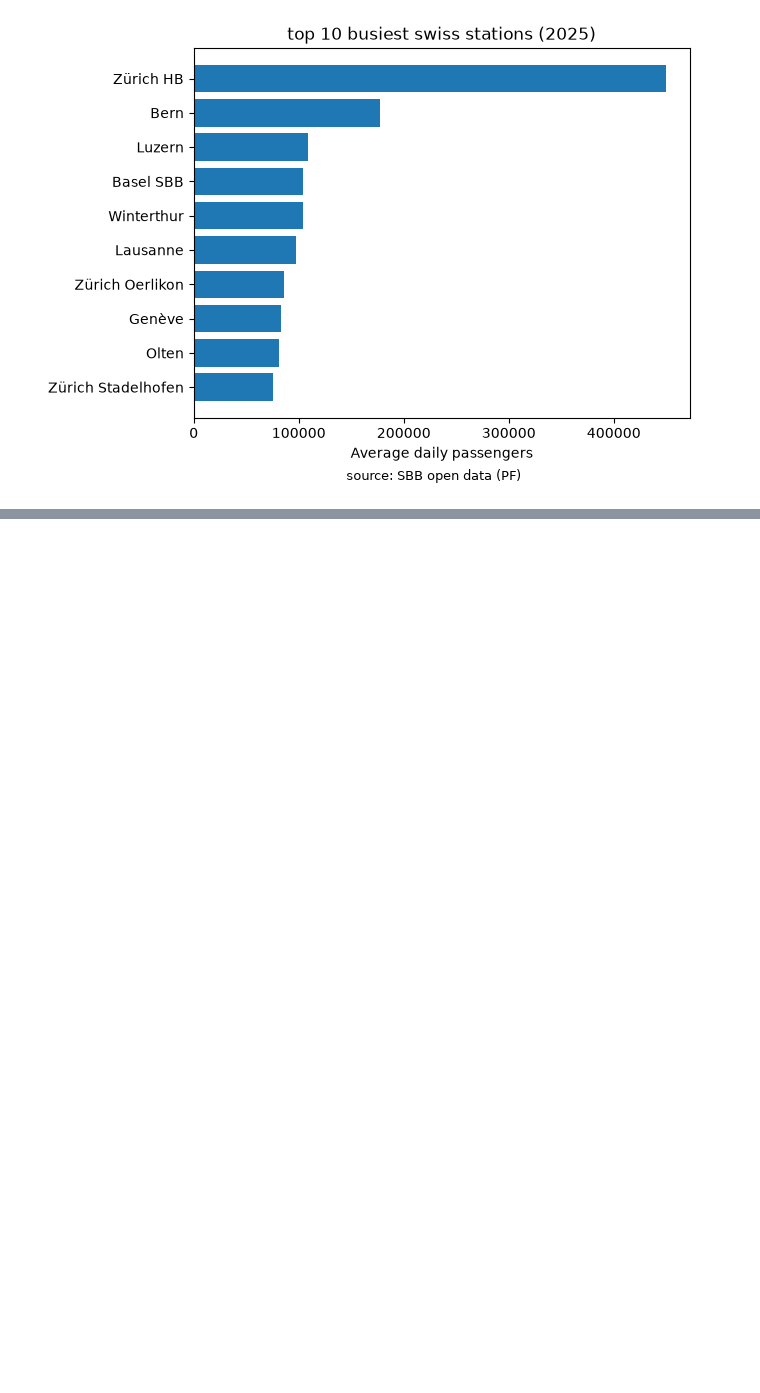
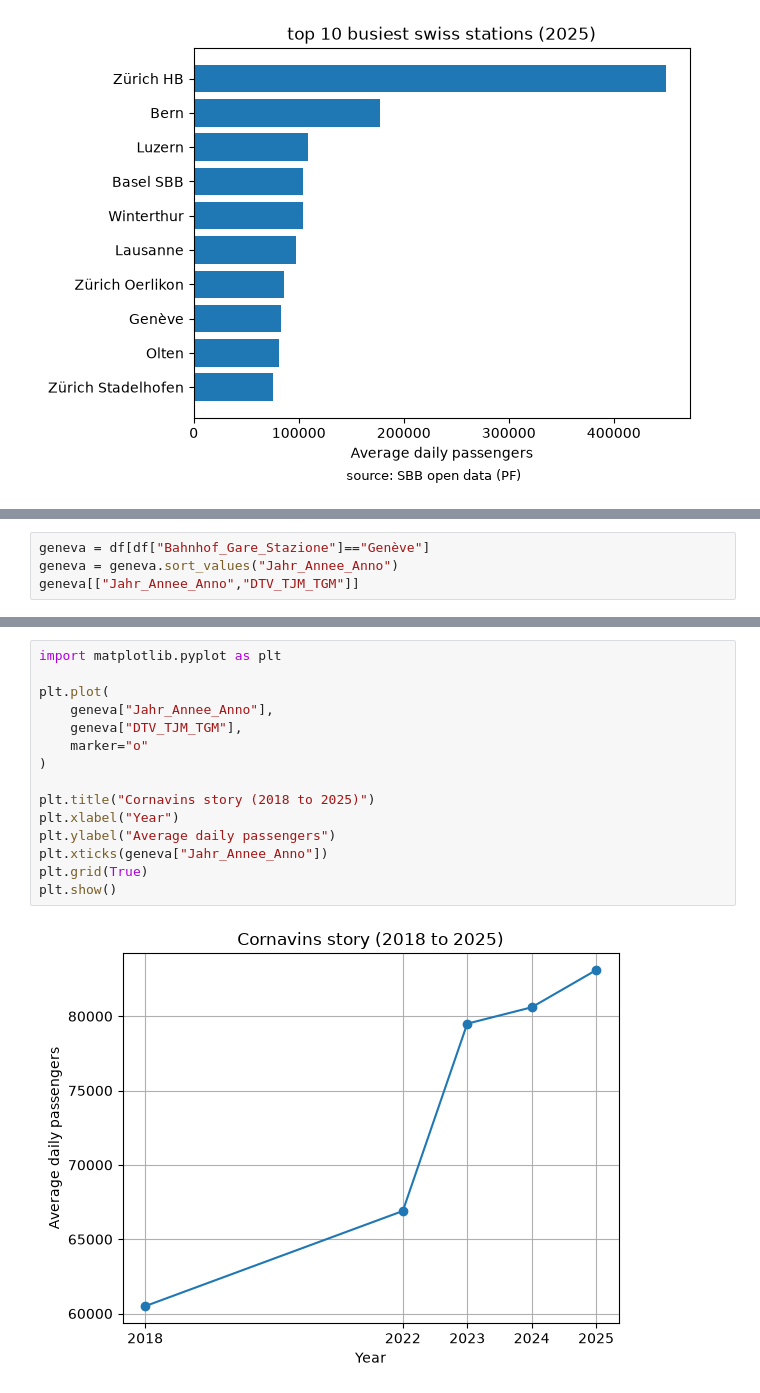
Before and after one commit to fatimaalame/seminaire-de-programmation, a Jupyter notebook: CW2_Ticket2Ride/ticket2ride.ipynb, the cells around one changed output, grey strips where cells are left out. Cells and saved outputs as stored; diff of their text form; blank space fills up the shorter version.

```diff
--- a/CW2_Ticket2Ride/ticket2ride.ipynb
+++ b/CW2_Ticket2Ride/ticket2ride.ipynb
@@ -134,0 +137,4 @@ plt.show()
+# %%
+geneva = df[df["Bahnhof_Gare_Stazione"]=="Genève"]
+geneva = geneva.sort_values("Jahr_Annee_Anno")
+geneva[["Jahr_Annee_Anno","DTV_TJM_TGM"]]
@@ -134,0 +148,17 @@ plt.show()
+# %%
+import matplotlib.pyplot as plt
+
+plt.plot(
+    geneva["Jahr_Annee_Anno"],
+    geneva["DTV_TJM_TGM"],
+    marker="o"
+)
+
+plt.title("Cornavins story (2018 to 2025)")
+plt.xlabel("Year")
+plt.ylabel("Average daily passengers")
+plt.xticks(geneva["Jahr_Annee_Anno"])
+plt.grid(True)
+plt.show()
+# %% [output]
+[figure, added]
```
Also changed, not shown: parts of 7 cells of this notebook.
